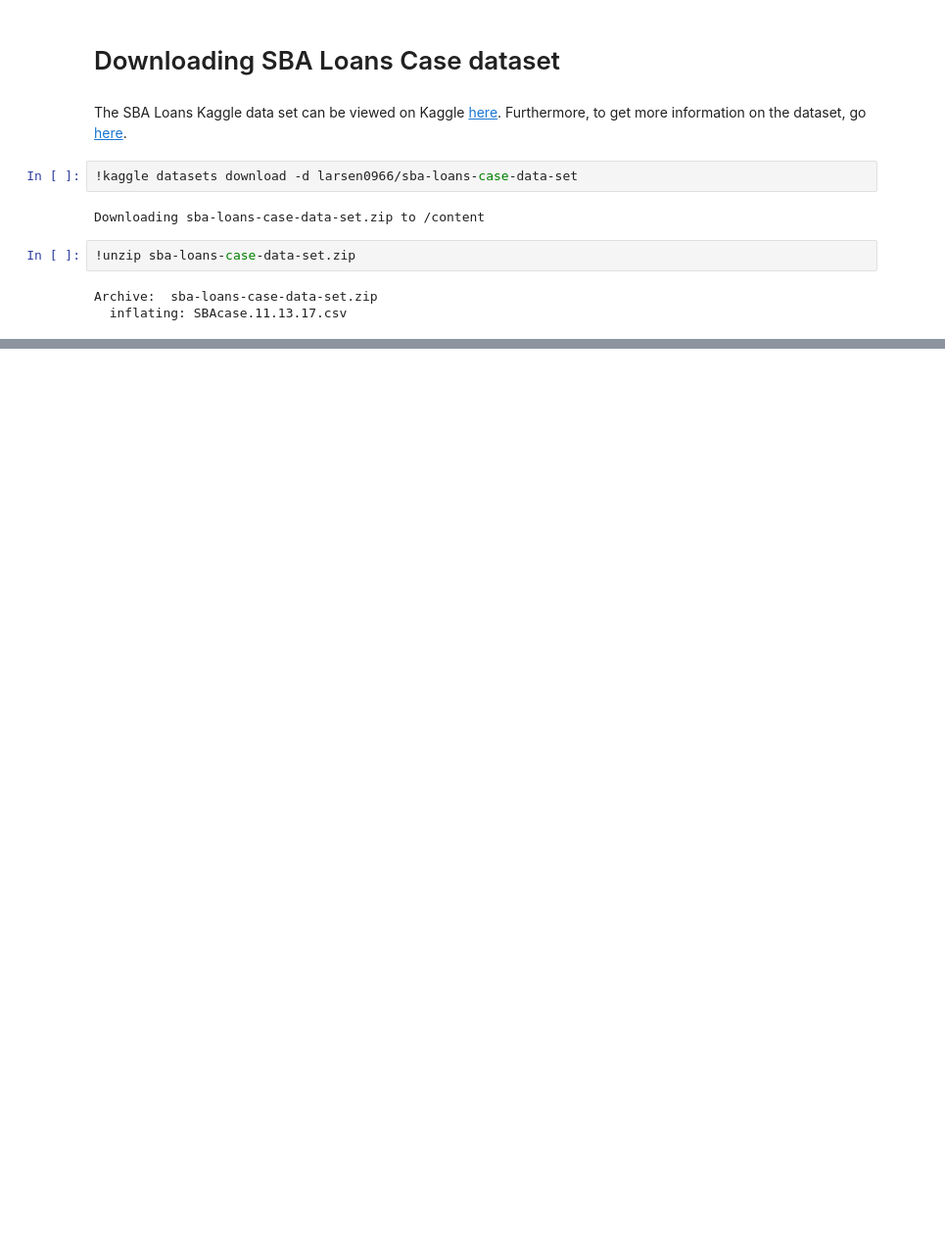
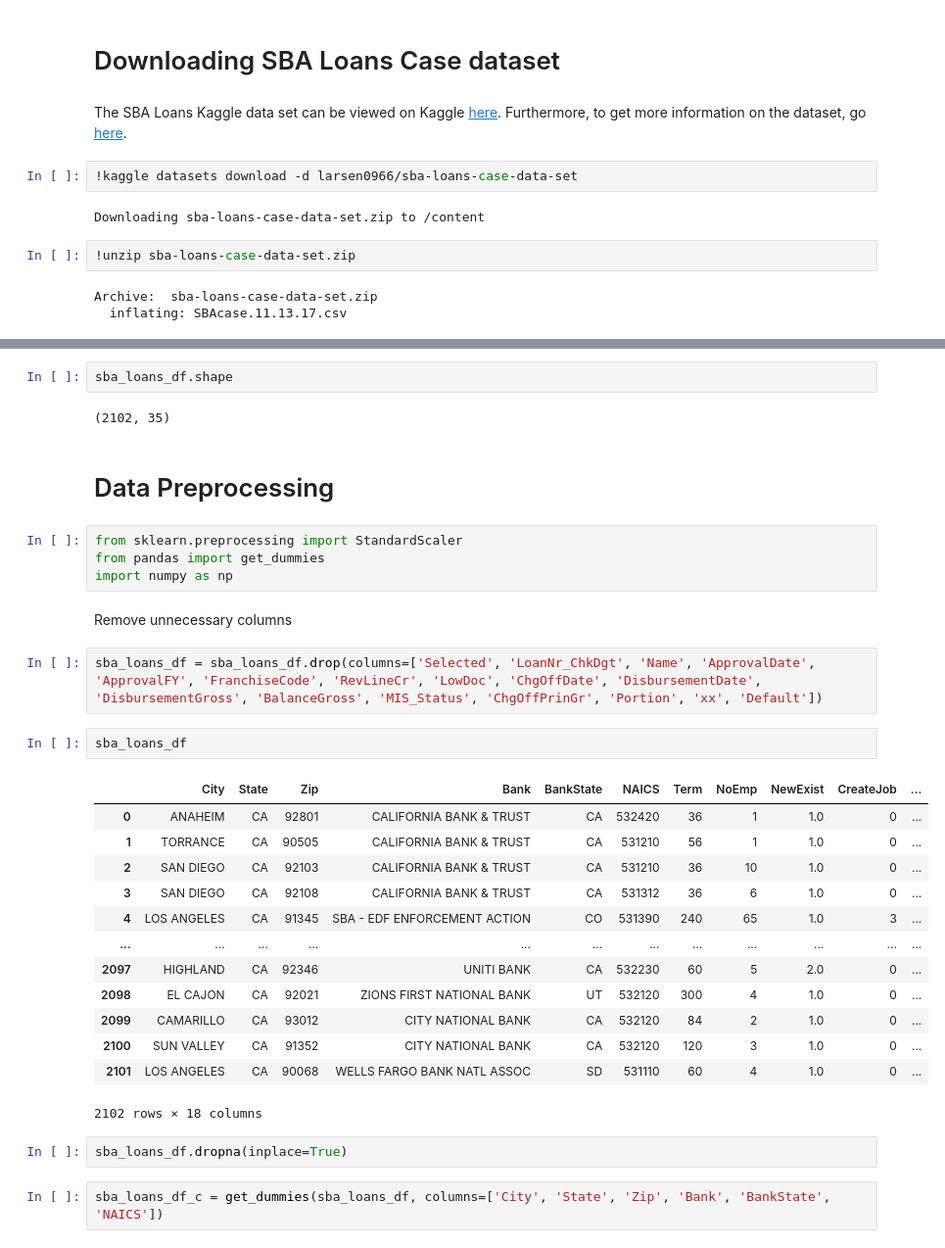
Before and after one commit to RoyalWeden/AICamp21, a Jupyter notebook: AI_Camp_Project.ipynb, the cells around one changed output, grey strips where cells are left out. Shown: that part at 98% size. Cells and saved outputs as stored; diff of their text form; blank space fills up the shorter version.

```diff
--- a/AI_Camp_Project.ipynb
+++ b/AI_Camp_Project.ipynb
@@ -58,3 +60,37 @@ sba_loans_df.head()
 | 2 | 0 | 1005005006 | Winset, Inc. dba Bankers Hill | SAN DIEGO | CA | 92103 | CALIFORNIA BANK & TRUST | CA | 531210 | ... |
 | 3 | 1 | 1005535001 | Shiva Management | SAN DIEGO | CA | 92108 | CALIFORNIA BANK & TRUST | CA | 531312 | ... |
 | 4 | 1 | 1005996006 | GOLD CROWN HOME LOANS, INC | LOS ANGELES | CA | 91345 | SBA - EDF ENFORCEMENT ACTION | CO | 531390 | ... |
+# %%
+sba_loans_df.shape
+# %% [output]
+(2102, 35)
+# %% [markdown]
+# Data Preprocessing
+# %%
+from sklearn.preprocessing import StandardScaler
+from pandas import get_dummies
+import numpy as np
+# %% [markdown]
+Remove unnecessary columns
+# %%
+sba_loans_df = sba_loans_df.drop(columns=['Selected', 'LoanNr_ChkDgt', 'Name', 'ApprovalDate', 'ApprovalFY', 'FranchiseCode', 'RevLineCr', 'LowDoc', 'ChgOffDate', 'DisbursementDate', 'DisbursementGross', 'BalanceGross', 'MIS_Status', 'ChgOffPrinGr', 'Portion', 'xx', 'Default'])
+# %%
+sba_loans_df
+# %% [output]
+|  | City | State | Zip | Bank | BankState | NAICS | Term | NoEmp | NewExist | CreateJob | ... |
+| 0 | ANAHEIM | CA | 92801 | CALIFORNIA BANK & TRUST | CA | 532420 | 36 | 1 | 1.0 | 0 | ... |
+| 1 | TORRANCE | CA | 90505 | CALIFORNIA BANK & TRUST | CA | 531210 | 56 | 1 | 1.0 | 0 | ... |
+| 2 | SAN DIEGO | CA | 92103 | CALIFORNIA BANK & TRUST | CA | 531210 | 36 | 10 | 1.0 | 0 | ... |
+| 3 | SAN DIEGO | CA | 92108 | CALIFORNIA BANK & TRUST | CA | 531312 | 36 | 6 | 1.0 | 0 | ... |
+| 4 | LOS ANGELES | CA | 91345 | SBA - EDF ENFORCEMENT ACTION | CO | 531390 | 240 | 65 | 1.0 | 3 | ... |
+| ... | ... | ... | ... | ... | ... | ... | ... | ... | ... | ... | ... |
+| 2097 | HIGHLAND | CA | 92346 | UNITI BANK | CA | 532230 | 60 | 5 | 2.0 | 0 | ... |
+| 2098 | EL CAJON | CA | 92021 | ZIONS FIRST NATIONAL BANK | UT | 532120 | 300 | 4 | 1.0 | 0 | ... |
+| 2099 | CAMARILLO | CA | 93012 | CITY NATIONAL BANK | CA | 532120 | 84 | 2 | 1.0 | 0 | ... |
+| 2100 | SUN VALLEY | CA | 91352 | CITY NATIONAL BANK | CA | 532120 | 120 | 3 | 1.0 | 0 | ... |
+| 2101 | LOS ANGELES | CA | 90068 | WELLS FARGO BANK NATL ASSOC | SD | 531110 | 60 | 4 | 1.0 | 0 | ... |
+2102 rows × 18 columns
+# %%
+sba_loans_df.dropna(inplace=True)
+# %%
+sba_loans_df_c = get_dummies(sba_loans_df, columns=['City', 'State', 'Zip', 'Bank', 'BankState', 'NAICS'])
```
Also changed, not shown: parts of 34 cells of this notebook.
